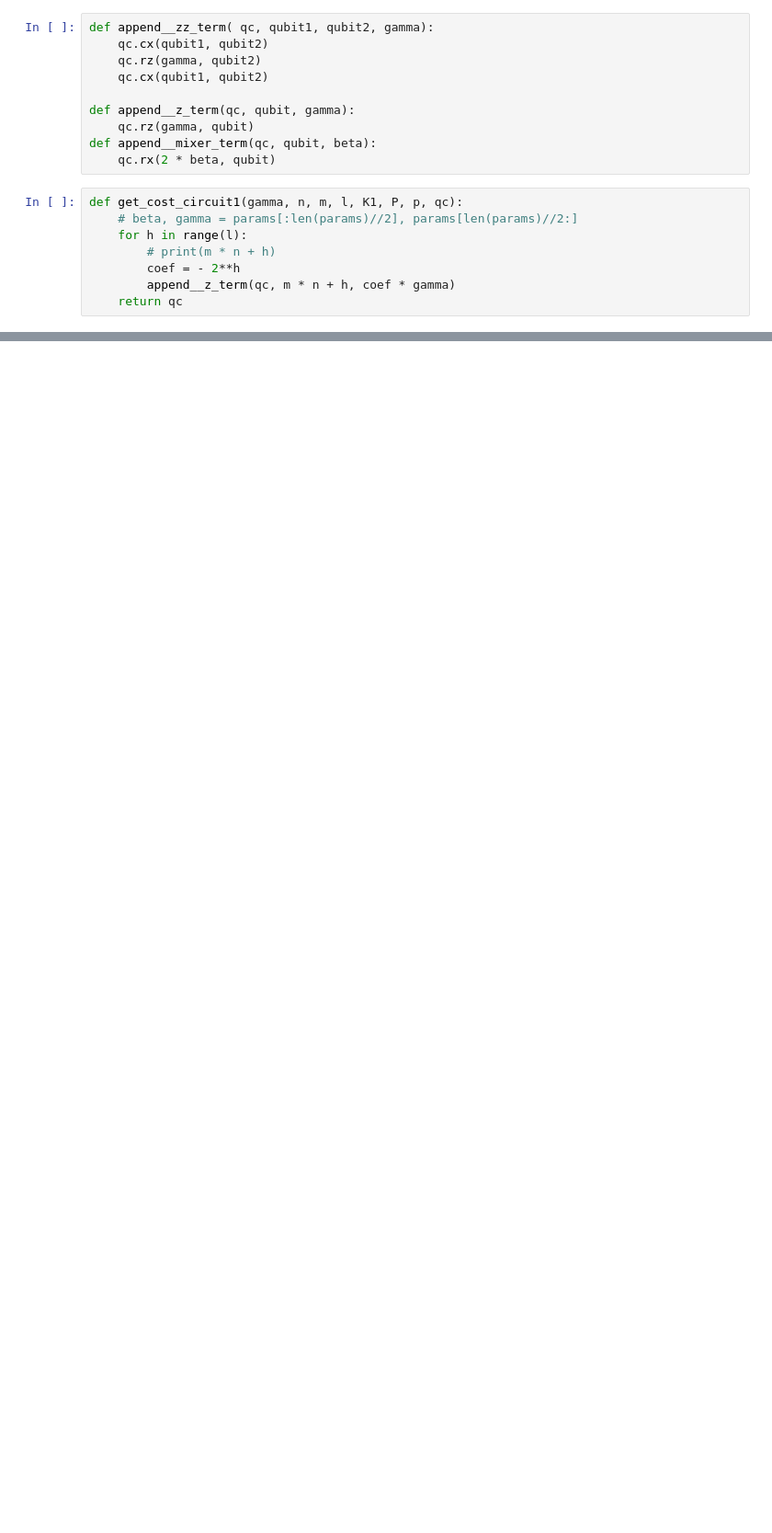
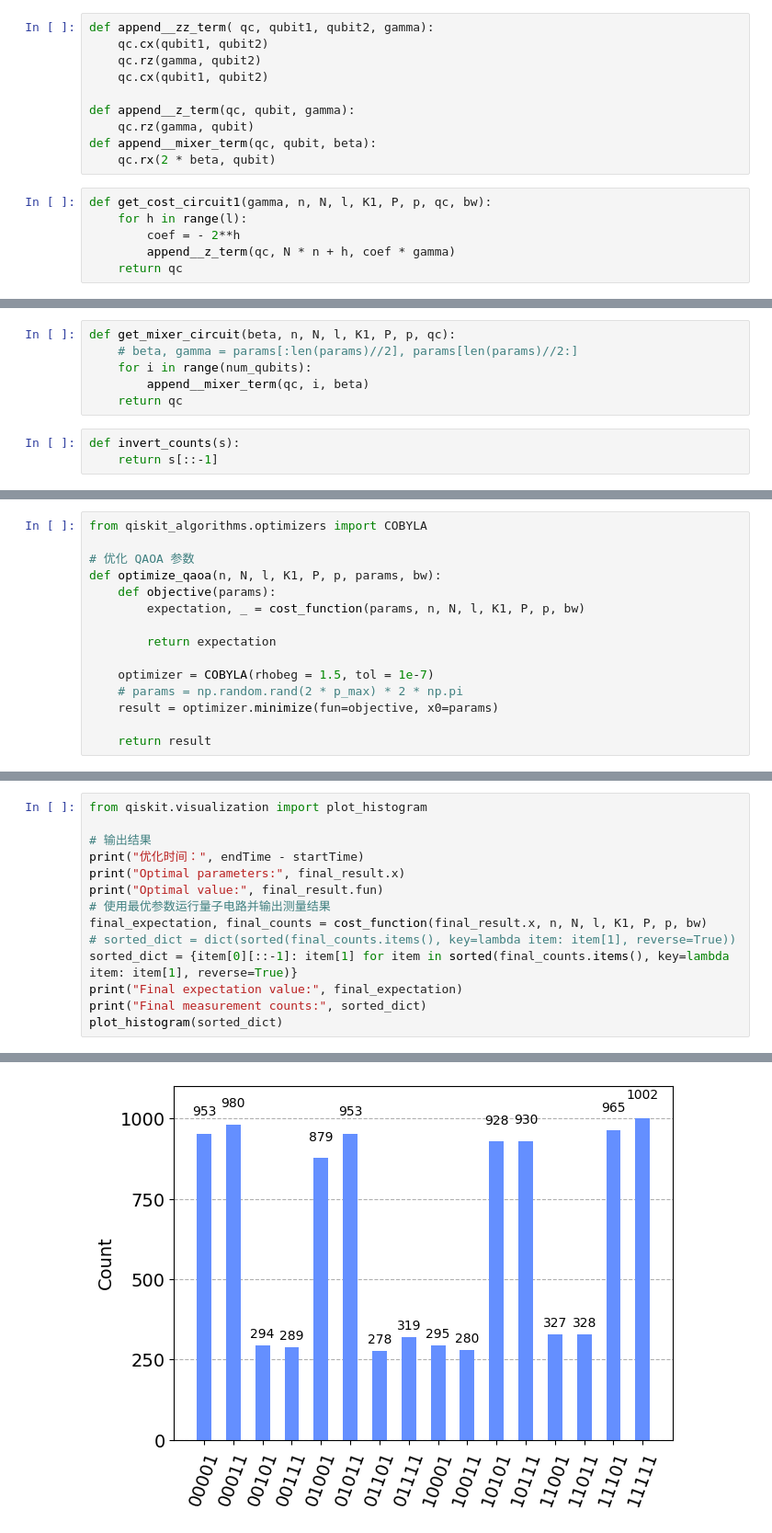
Before and after one commit to li-bit-spec/FOOSP, a Jupyter notebook: QAOA/binary/binary_exp.ipynb, the cells around one changed output, grey strips where cells are left out. Shown at 92% size. Drawn from its saved outputs; the diff is of its cells as text; blank space fills up the shorter version.

```diff
--- a/QAOA/binary/binary_exp.ipynb
+++ b/QAOA/binary/binary_exp.ipynb
@@ -31,11 +71,9 @@ def append__z_term(qc, qubit, gamma):
 def append__mixer_term(qc, qubit, beta):
     qc.rx(2 * beta, qubit)
 # %%
-def get_cost_circuit1(gamma, n, m, l, K1, P, p, qc):
-    # beta, gamma = params[:len(params)//2], params[len(params)//2:]
+def get_cost_circuit1(gamma, n, N, l, K1, P, p, qc, bw):
     for h in range(l):
-        # print(m * n + h)
         coef = - 2**h
-        append__z_term(qc, m * n + h, coef * gamma)
+        append__z_term(qc, N * n + h, coef * gamma)
     return qc
 # %%
@@ -77,0 +135,9 @@ def get_cost_circuit3(gamma, n, m, l, K1, P, p, qc):
+# %%
+def get_mixer_circuit(beta, n, N, l, K1, P, p, qc):
+    # beta, gamma = params[:len(params)//2], params[len(params)//2:]
+    for i in range(num_qubits):
+        append__mixer_term(qc, i, beta)
+    return qc
+# %%
+def invert_counts(s):
+    return s[::-1]
@@ -77,0 +206,15 @@ def get_cost_circuit3(gamma, n, m, l, K1, P, p, qc):
+# %%
+from qiskit_algorithms.optimizers import COBYLA
+
+# 优化 QAOA 参数
+def optimize_qaoa(n, N, l, K1, P, p, params, bw):
+    def objective(params):
+        expectation, _ = cost_function(params, n, N, l, K1, P, p, bw)
+
+        return expectation
+
+    optimizer = COBYLA(rhobeg = 1.5, tol = 1e-7)
+    # params = np.random.rand(2 * p_max) * 2 * np.pi
+    result = optimizer.minimize(fun=objective, x0=params)
+
+    return result
@@ -77,0 +279,15 @@ def get_cost_circuit3(gamma, n, m, l, K1, P, p, qc):
+# %%
+from qiskit.visualization import plot_histogram
+
+# 输出结果
+print("优化时间：", endTime - startTime)
+print("Optimal parameters:", final_result.x)
+print("Optimal value:", final_result.fun)
+# 使用最优参数运行量子电路并输出测量结果
+final_expectation, final_counts = cost_function(final_result.x, n, N, l, K1, P, p, bw)
+# sorted_dict = dict(sorted(final_counts.items(), key=lambda item: item[1], reverse=True))
+sorted_dict = {item[0][::-1]: item[1] for item in sorted(final_counts.items(), key=lambda item: item[1], reverse=True)}
+print("Final expectation value:", final_expectation)
+print("Final measurement counts:", sorted_dict)
+plot_histogram(sorted_dict)
+# %% [output]
@@ -77,0 +299 @@ def get_cost_circuit3(gamma, n, m, l, K1, P, p, qc):
+[figure, added]
```
Also changed, not shown: parts of 8 cells of this notebook.
